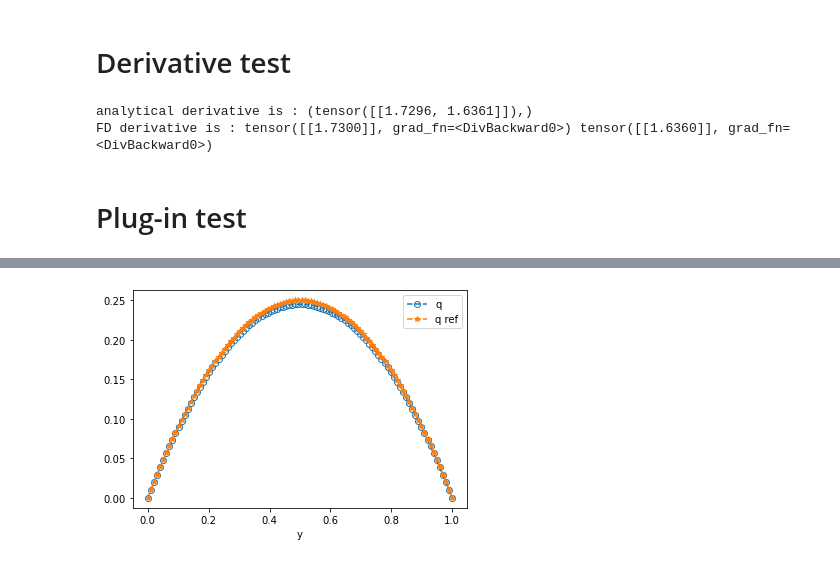
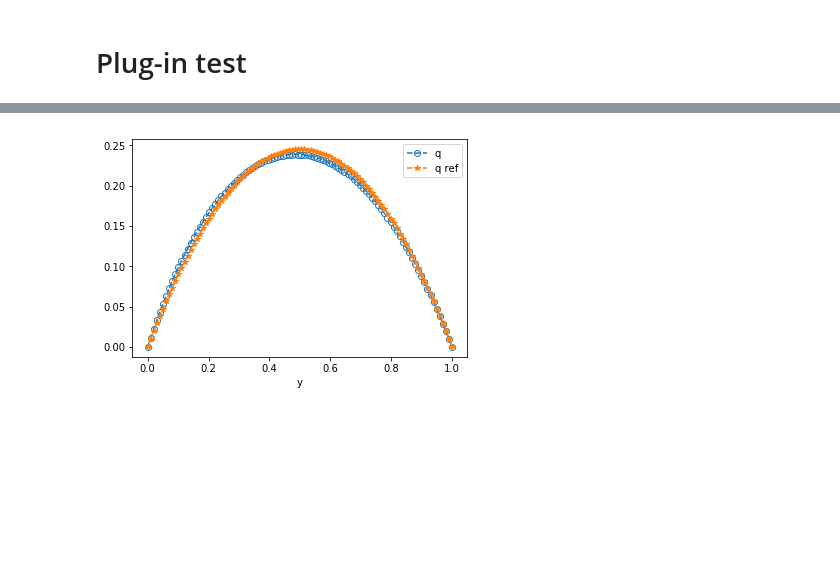
Before and after one commit to Zhengyu-Huang/Point-Jet, a Jupyter notebook: Poisson_model/Indirect_NN.ipynb, the cells around one changed output, grey strips where cells are left out. Drawn from its saved outputs; the diff is of its cells as text; code cells hidden in the pictures; blank space fills up the shorter version.

```diff
--- a/Poisson_model/Indirect_NN.ipynb
+++ b/Poisson_model/Indirect_NN.ipynb
@@ -101,0 +244,2 @@ Epoch :  1900  Epoch time :  0.10153690999999299  Train L2 Loss :  86.3700385391
+# %%
+nn_model = creat_nn_model(input_dim, hidden_dim, output_dim, uki_obj.theta_mean[-1])
@@ -137,25 +283,3 @@ plt.colorbar()
-# %% [markdown]
-# Derivative test
-# %%
-q = np.array([1.0])
-dq = np.array([1.0])
-x = torch.from_numpy((np.vstack((q, dq)).T).astype(np.float32))
-x.requires_grad = True
-y = nn_model(x)  #.detach().numpy().flatten()
-
-d = torch.autograd.grad(y, x)
-
-print("analytical derivative is :", d)
-eps = 1e-3
-xp0 = x + torch.Tensor([eps, 0.0])
-yp0 = nn_model(xp0)
-xp1 = x + torch.Tensor([0.0, eps])
-yp1 = nn_model(xp1)
-
-print("FD derivative is :", (yp0-y)/eps, (yp1-y)/eps)
-# %% [output]
-analytical derivative is : (tensor([[1.7296, 1.6361]]),)
-FD derivative is : tensor([[1.7300]], grad_fn=<DivBackward0>) tensor([[1.6360]], grad_fn=<DivBackward0>)
 # %% [markdown]
 # Plug-in test
 # %%
@@ -169,10 +293,10 @@ def permeability(q, dq):
 
 def D_permeability(q, dq):
 
-    Ny = q.size
-    Dq, Ddq = np.zeros(Ny), np.zeros(Ny)
+    Nx = q.size
+    Dq, Ddq = np.zeros(Nx), np.zeros(Nx)
 
-    for i in range(Ny):
+    for i in range(Nx):
         x = torch.from_numpy(np.array([[q[i],dq[i]]]).astype(np.float32))
         x.requires_grad = True
         y = nn_model(x)  #.detach().numpy().flatten()
@@ -183,36 +307,45 @@ def D_permeability(q, dq):
     return Dq, Ddq
 
 L = 1.0
-Ny = 100
-yy = np.linspace(0.0, L, Ny)
-f = 6*(1-2*yy)**2 - 2*(yy - yy**2)*(1 - 2*yy)**2 + 2*(yy - yy**2)**2 + 2
-q_sol = -yy*(yy - 1)
+Nx = 100
+xx = np.linspace(0.0, L, Nx)
+f = 6*(1-2*xx)**2 - 2*(xx - xx**2)*(1 - 2*xx)**2 + 2*(xx - xx**2)**2 + 2
+q_sol = -xx*(xx - 1)
 dbc = np.array([0.0, 0.0])
 
-MODEL = "imp_nummodel"
+MODEL = "exp_nummodel"
 
 if MODEL == "exp_nummodel":
 
-    model = lambda q, yy, res : nummodel(permeability, q, yy, res)
-    yy, t_data, q_data = explicit_solve(model, f, dbc, dt = 1.0e-4, Nt = 100000, save_every = 1, L = L)
+    model = lambda q, xx, res : nummodel(permeability_ref, q, xx, res)
+    xx, t_data_ref, q_data_ref = explicit_solve(model, f, dbc, dt = 1.0e-6, Nt = 200000, save_every = 100000, L = L)
+
+    model = lambda q, xx, res : nummodel(permeability, q, xx, res)
+    xx, t_data, q_data = explicit_solve(model, f, dbc, dt = 1.0e-6, Nt = 200000, save_every = 100000, L = L)
 
 elif MODEL == "imp_nummodel":
 
-    model = lambda q, yy, res, V : nummodel_jac(permeability, q, yy, res, V, True, D_permeability)
-    yy, t_data, q_data = implicit_solve(model, f, dbc, dt = 1.0e-3, Nt = 200, save_every = 1, L = L)
+    model = lambda q, xx, res, V : nummodel_jac(permeability_ref, q, xx, res, V, True, D_permeability_ref)
+    xx_ref, t_data_ref, q_data_ref = implicit_solve(model, f, dbc, dt = 1.0e-3, Nt = 200, save_every = 100, L = L)
+
+    model = lambda q, xx, res, V : nummodel_jac(permeability, q, xx, res, V, True, D_permeability)
+    xx, t_data, q_data = implicit_solve(model, f, dbc, dt = 1.0e-3, Nt = 200, save_every = 100, L = L)
 
 elif MODEL == "imp_Newton_nummodel":
 
-    model = lambda q, yy, res, V : nummodel_jac(permeability, q, yy, res, V, True, D_permeability)
-    yy, t_data, q_data = implicit_Newton_solve(model, f, dbc, dt = 1.0e-3, Nt = 200, save_every = 1, L = L, Newton_eps = 1e-3, Newton_maxiterstep = 1000)
+    model = lambda q, xx, res, V : nummodel_jac(permeability_ref, q, xx, res, V, True, D_permeability_ref)
+    xx_ref, t_data_ref, q_data_ref = implicit_Newton_solve(model, f, dbc, dt = 1.0e-3, Nt = 200, save_every = 100, L = L, Newton_eps = 1e-3, Newton_maxiterstep = 1000)
+
+    model = lambda q, xx, res, V : nummodel_jac(permeability, q, xx, res, V, True, D_permeability)
+    xx, t_data, q_data = implicit_Newton_solve(model, f, dbc, dt = 1.0e-3, Nt = 200, save_every = 100, L = L, Newton_eps = 1e-3, Newton_maxiterstep = 1000)
 
 else:
     print("ERROR")
 
 
 plt.figure()
-plt.plot(yy, q_data[-1, :],  "--o", fillstyle="none", label="q")
-plt.plot(yy, q_sol,  "--*", label="q ref")
+plt.plot(xx, q_data[-1, :],  "--o", fillstyle="none", label="q")
+plt.plot(xx, q_data_ref[-1, :],  "--*", label="q ref")
 
 plt.xlabel("y")
 plt.legend()
@@ -238 +358 @@ plt.show()
-[figure, old version]
+[figure, new version]
```
Also changed, not shown: parts of 17 cells of this notebook, 1 other file.
